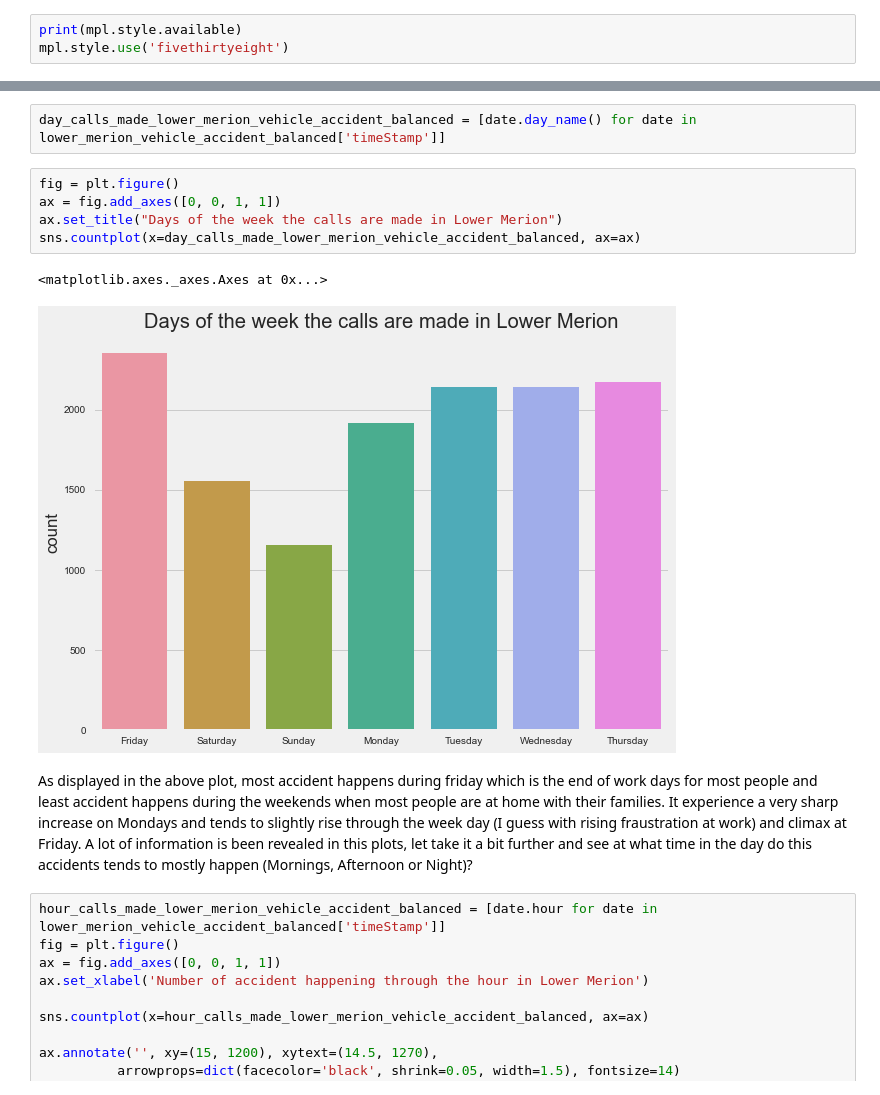
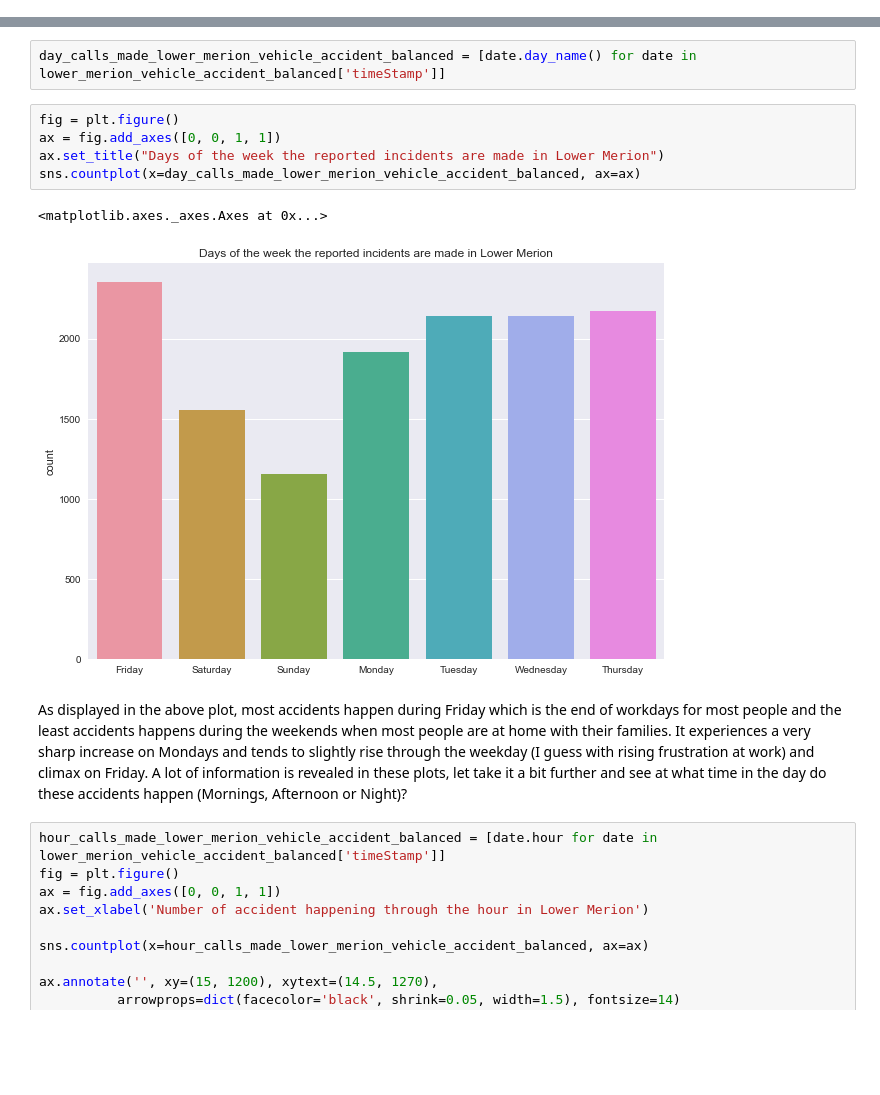
Before and after one commit to Samuel-Effiong/911-calls-analysis, a Jupyter notebook: 911_visual.ipynb, the cells around one changed output, grey strips where cells are left out. Saved outputs shown, nothing was run; the diff lists cells and outputs as text; blank space fills up the shorter version.

```diff
--- a/911_visual.ipynb
+++ b/911_visual.ipynb
@@ -4,6 +6,3 @@ import pandas as pd
 import seaborn as sns
 import matplotlib as mpl
 import matplotlib.pyplot as plt
-# %%
-print(mpl.style.available)
-mpl.style.use('fivethirtyeight')
@@ -344,13 +434,13 @@ day_calls_made_lower_merion_vehicle_accident_balanced = [date.day_name() for dat
 # %%
 fig = plt.figure()
 ax = fig.add_axes([0, 0, 1, 1])
-ax.set_title("Days of the week the calls are made in Lower Merion")
+ax.set_title("Days of the week the reported incidents are made in Lower Merion")
 sns.countplot(x=day_calls_made_lower_merion_vehicle_accident_balanced, ax=ax)
 # %% [output]
 <matplotlib.axes._axes.Axes at 0x...>
-[figure, old version]
+[figure, new version]
 # %% [markdown]
-As displayed in the above plot, most accident happens during friday which is the end of work days for most people and least accident happens during the weekends when most people are at home with their families. It experience a very sharp increase on Mondays and tends to slightly rise through the week day (I guess with rising fraustration at work) and climax at Friday. A lot of information is been revealed in this plots, let take it a bit further and see at what time in the day do this accidents tends to mostly happen (Mornings, Afternoon or Night)?
+As displayed in the above plot, most accidents happen during Friday which is the end of workdays for most people and the least accidents happens during the weekends when most people are at home with their families. It experiences a very sharp increase on Mondays and tends to slightly rise through the weekday (I guess with rising frustration at work) and climax on Friday. A lot of information is revealed in these plots, let take it a bit further and see at what time in the day do these accidents happen (Mornings, Afternoon or Night)?
 # %%
 hour_calls_made_lower_merion_vehicle_accident_balanced = [date.hour for date in lower_merion_vehicle_accident_balanced['timeStamp']]
 fig = plt.figure()
```
Also changed, not shown: parts of 56 cells of this notebook, 3 other files.
